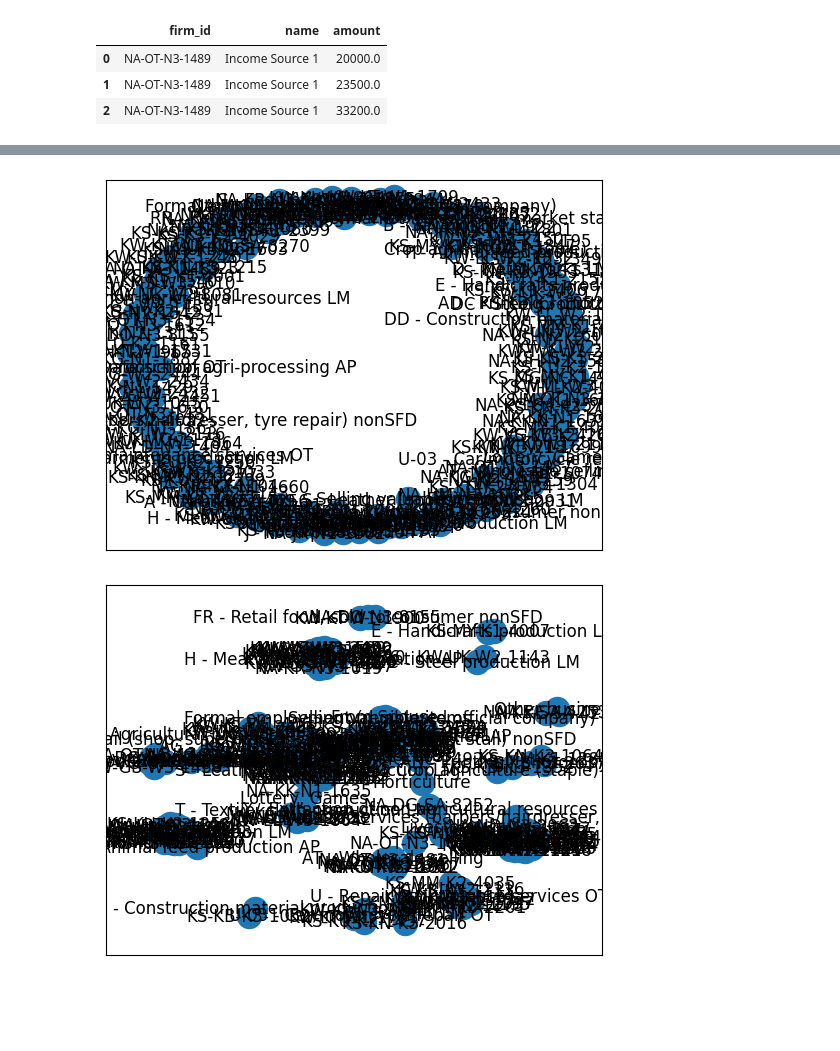
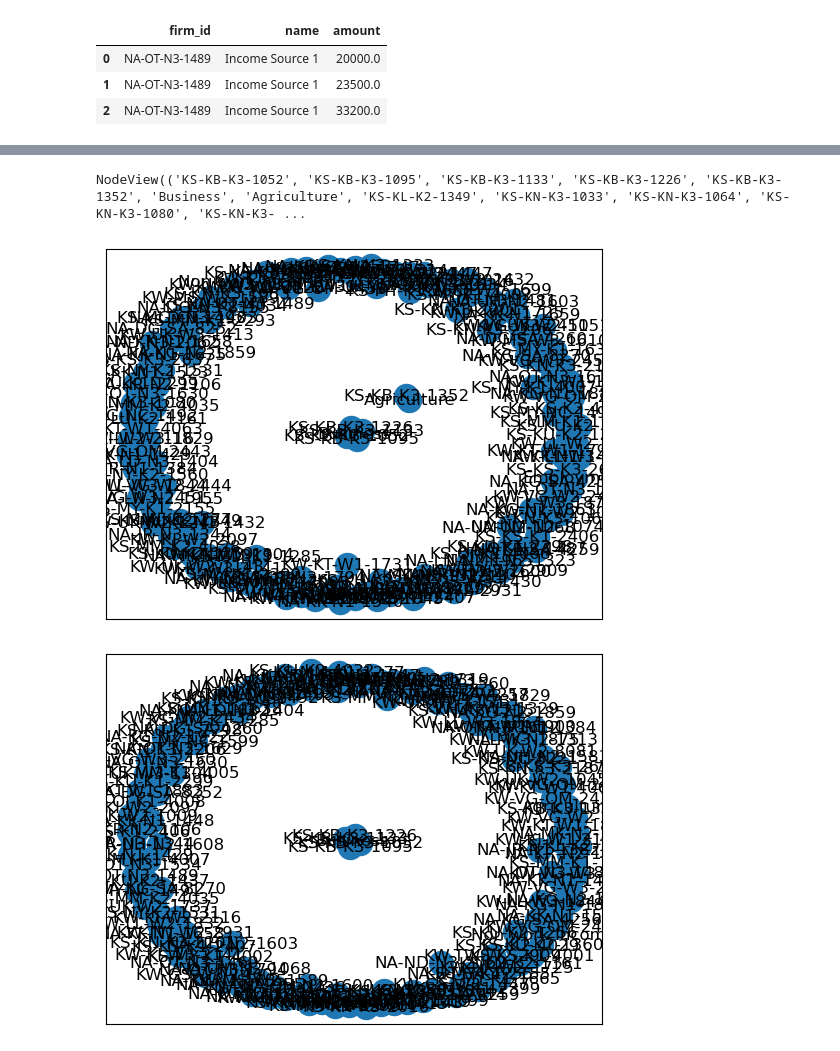
Before and after one commit to sophicist/StudentsWork-Lessons-, a Jupyter notebook: graphs/Cosmas preprocessing data-checkpoint1.ipynb, the cells around one changed output, grey strips where cells are left out. Saved outputs shown, nothing was run; the diff lists cells and outputs as text; code cells hidden in the pictures; blank space fills up the shorter version.

```diff
--- a/graphs/Cosmas preprocessing data-checkpoint1.ipynb
+++ b/graphs/Cosmas preprocessing data-checkpoint1.ipynb
@@ -68,6 +68,6 @@ y.head(3)
 | 2 | NA-OT-N3-1489 | Income Source 1 | 33200.0 |
 # %%
 y1 = y.merge(x,on = ["firm_id","name"])
-y2 = y1.groupby(['firm_id','subtype'])['amount'].agg('sum').reset_index()
+y2 = y1.groupby(['firm_id','type'])['amount'].agg('sum').reset_index()
 y2.head()
 # %% [output]
@@ -86,14 +84,16 @@ ModuleNotFoundError: No module named 'matplotlib'
 # %%
-dy = list(y2["firm_id"])+list(y2['subtype'])
+dy = list(y2["firm_id"])+list(y2['type'])
 graph.add_nodes_from(dy)
 nx.draw_networkx(graph)
+graph.nodes()
 # %% [output]
+NodeView(('KS-KB-K3-1052', 'KS-KB-K3-1095', 'KS-KB-K3-1133', 'KS-KB-K3-1226', 'KS-KB-K3-1352', 'Business', 'Agriculture', 'KS-KL-K2-1349', 'KS-KN-K3-1033', 'KS-KN-K3-1064', 'KS-KN-K3-1080', 'KS-KN-K3- ...
-[figure, old version]
+[figure, new version]
 # %%
 x1 = []
-for i,j in zip(y2['firm_id'],y2["subtype"]):
+for i,j in zip(y2['firm_id'][:5],y2["type"][:5]):
     x1.append((i,j))
 graph.add_edges_from(x1)
 nx.draw_networkx(graph)
 # %% [output]
-[figure, old version]
+[figure, new version]
```
Also changed, not shown: parts of 3 cells of this notebook, 5 other files.
